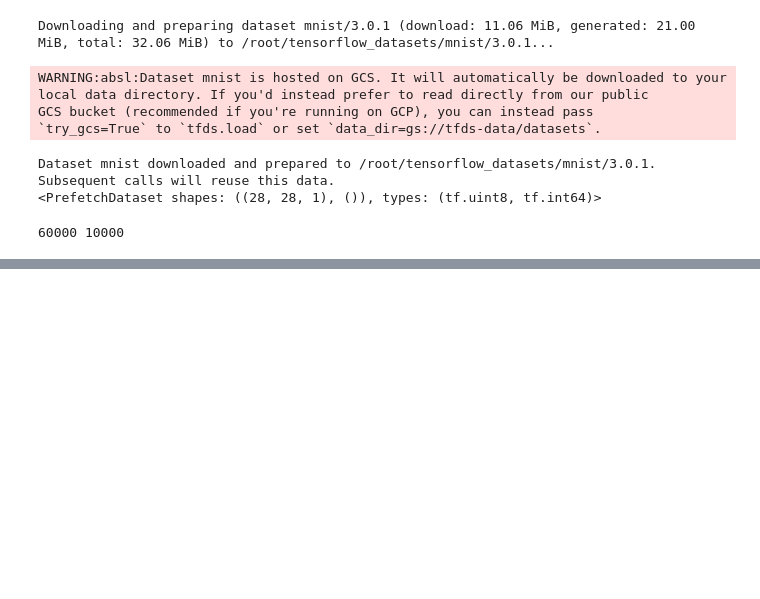
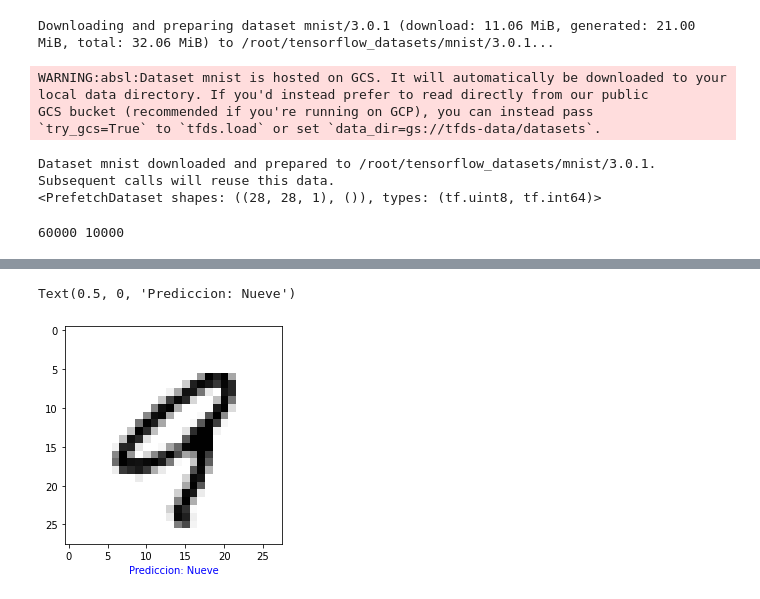
Before and after one commit to CesiaFlores09/PROGRAMACION-III, a Jupyter notebook: fundamentos_de_python.ipynb, the cells around one changed output, grey strips where cells are left out. Drawn from its saved outputs; the diff is of its cells as text; code cells hidden in the pictures; blank space fills up the shorter version.

```diff
--- a/fundamentos_de_python.ipynb
+++ b/fundamentos_de_python.ipynb
@@ -718,3 +718,19 @@ def graficar_imagen(i, predictions_array, true_labels, images):
   else:
     color = "red"
   plt.xlabel("Prediccion: {}". format(numeros_letras[predicted_label]), color = color)
+# %%
+#convertimos los tensores o imagenes en matrices numpy
+for imagen_prueba, etiqueta_prueba in datos_prueba.take(1):
+  imagen_prueba = imagen_prueba.numpy()
+  etiqueta_prueba = etiqueta_prueba.numpy()
+  predicciones = modelo.predict(imagen_prueba)
+# %%
+index=0
+img= imagen_prueba[index]
+plt.grid(False)
+plt.imshow(img[...,0], cmap=plt.cm.binary)
+label = etiqueta_prueba[index]
+plt.xlabel("Prediccion: {}". format(numeros_letras[label]), color = "blue")
+# %% [output]
+Text(0.5, 0, 'Prediccion: Nueve')
+[figure, added]
```
Also changed, not shown: parts of 4 cells of this notebook.
